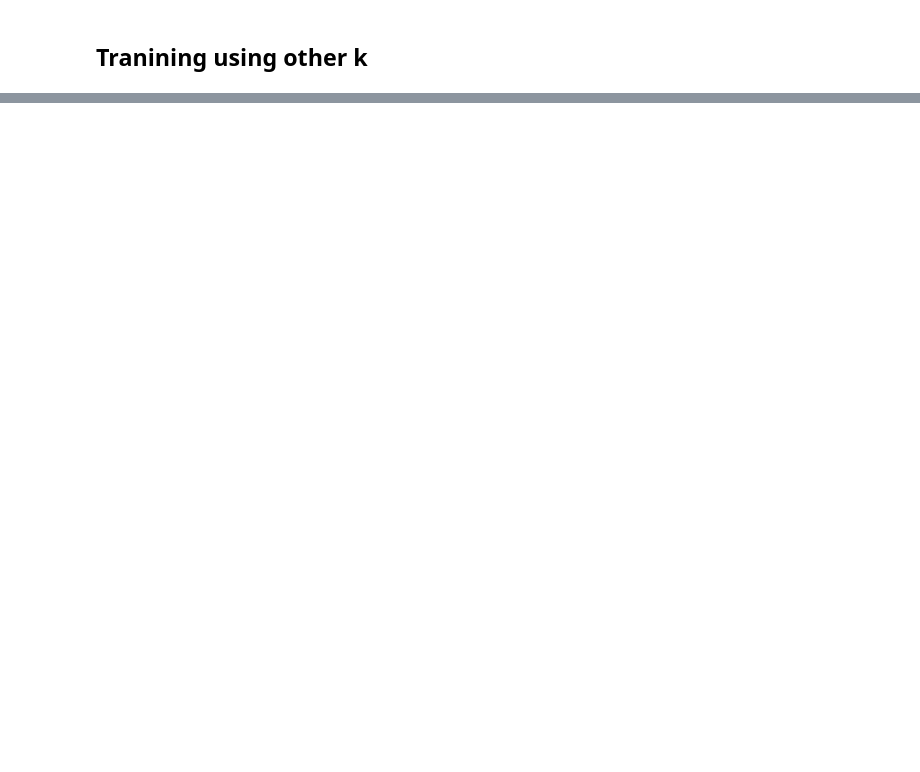
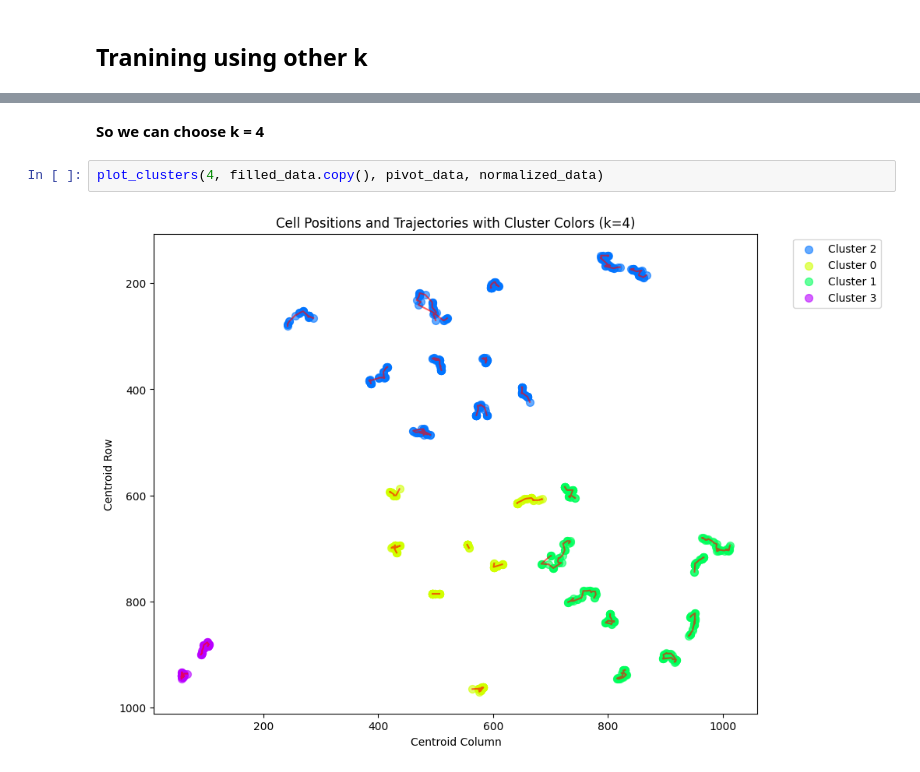
Before and after one commit to quang2719/Cell-Tracking-using-GNN, a Jupyter notebook: Cell-clustering/clustering.ipynb, the cells around one changed output, grey strips where cells are left out. Drawn from its saved outputs; the diff is of its cells as text; blank space fills up the shorter version.

```diff
--- a/Cell-clustering/clustering.ipynb
+++ b/Cell-clustering/clustering.ipynb
@@ -532,0 +552,6 @@ for k in range(2, 7):
+# %% [markdown]
+**So we can choose k = 4**
+# %%
+plot_clusters(4, filled_data.copy(), pivot_data, normalized_data)
+# %% [output]
+[figure, added]
```
Also changed, not shown: parts of 7 cells of this notebook, 3 other files.
